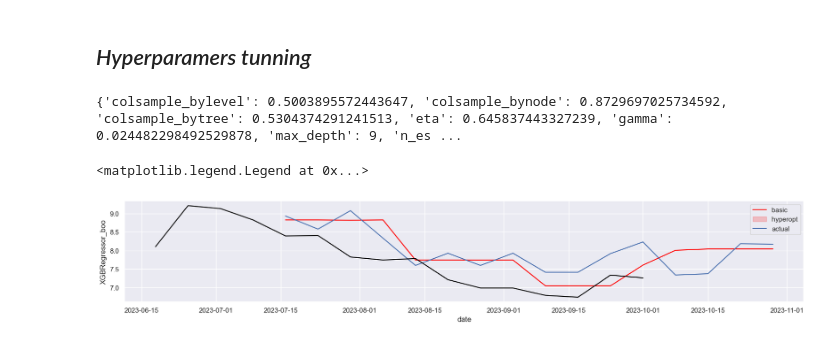
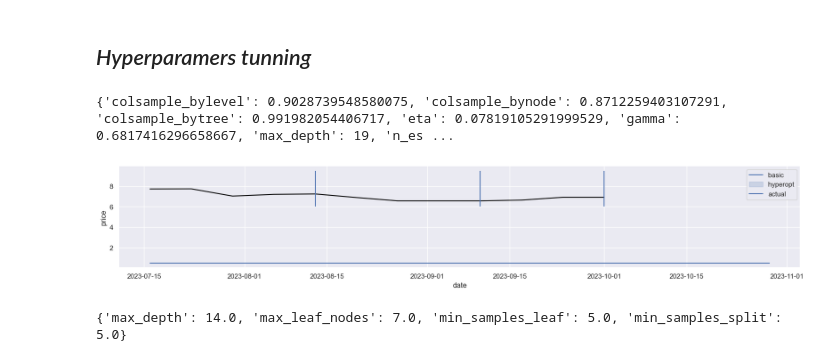
Before and after one commit to omar-ammar0/Intern_Final_Project, a Jupyter notebook: notebooks/Data_Cleaning/Data_Modelling.ipynb, the cells around one changed output. Cells and saved outputs as stored; diff of their text form; code cells hidden in the pictures.

```diff
--- a/notebooks/Data_Cleaning/Data_Modelling.ipynb
+++ b/notebooks/Data_Cleaning/Data_Modelling.ipynb
@@ -197,17 +197,18 @@ ax.vlines(x=["2023-07-16","2023-08-13","2023-09-10","2023-10-01"],ymax=y_max,ymi
 from hyperopt import fmin,tpe,STATUS_OK,Trials,hp
 # %%
 space = {
-    'max_depth': hp.choice("max_depth", np.arange(1,20,1)),
+    'max_depth': hp.choice("max_depth", np.arange(1,100,1)),
     'eta'      : hp.uniform("eta", 0, 1),
     'gamma'    : hp.uniform("gamma", 0, 1),
-    'colsample_bytree': hp.uniform("colsample_bytree", 0.5,1),
-    'colsample_bynode': hp.uniform("colsample_bynode", 0.5,1),
-    'colsample_bylevel': hp.uniform("colsample_bylevel", 0.5,1),
-    'n_estimators': hp.choice("n_estimators", np.arange(100,1000,10)),
+    'colsample_bytree': hp.uniform("colsample_bytree", 0.7,1),
+    'colsample_bynode': hp.uniform("colsample_bynode", 0.7,1),
+    'colsample_bylevel': hp.uniform("colsample_bylevel", 0.7,1),
+    'n_estimators': hp.choice("n_estimators", np.arange(50,100,10)),
     'seed' : 44 }
 # %%
 def objective(space):
-   test_data=df_red[-20:]
+   tscv = TimeSeriesSplit(n_splits=4,max_train_size=16,test_size=4,gap=0)
+   test_data=df_green[-20:]
    time_series_data = test_data.values
    for train_index, test_index in tscv.split(time_series_data):
                                   X_train, y_train = time_series_data[train_index, 1:], time_series_data[train_index, 0]
@@ -235,36 +236,40 @@ def objective(space):
 best = fmin(fn=objective, space=space, algo=tpe.suggest, max_evals=100)
 print(best)
 # %% [output]
-{'colsample_bylevel': 0.5003895572443647, 'colsample_bynode': 0.8729697025734592, 'colsample_bytree': 0.5304374291241513, 'eta': 0.645837443327239, 'gamma': 0.024482298492529878, 'max_depth': 9, 'n_es ...
+{'colsample_bylevel': 0.9028739548580075, 'colsample_bynode': 0.8712259403107291, 'colsample_bytree': 0.991982054406717, 'eta': 0.07819105291999529, 'gamma': 0.6817416296658667, 'max_depth': 19, 'n_es ...
 # %%
+tscv = TimeSeriesSplit(n_splits=4,max_train_size=16,test_size=4,gap=0)
 y_pred_results=[]
-test_data=df_red[-20:]
+test_data=df_green[-20:]
 time_series_data = test_data.values
 for train_index, test_index in tscv.split(time_series_data):
                 X_train, y_train = time_series_data[train_index, 1:], time_series_data[train_index, 0]
                 X_test, y_test = time_series_data[test_index, 1:], time_series_data[test_index, 0]
 
                 RF_Hyop=XGBRegressor(max_depth=int(best['max_depth']),
-                                                           eta=float(best['eta']),
-                                                           gamma=float(best['gamma']),
-                                                           colsample_bytree=float(best['colsample_bytree']),
-                                                           colsample_bynode=float(best['colsample_bynode']),
-                                                           colsample_bylevel=float(best['colsample_bylevel']),
-                                                           n_estimators=int(best['n_estimators'])).fit(X_train,y_train)
+                                     eta=float(best['eta']),
+                                     gamma=float(best['gamma']),
+                                     colsample_bytree=float(best['colsample_bytree']),
+                                     colsample_bynode=float(best['colsample_bynode']),
+                                     colsample_bylevel=float(best['colsample_bylevel']),
+                                     n_estimators=int(best['n_estimators'])).fit(X_train,y_train)
 
                 y_pred = RF_Hyop.predict(X_test)
                 y_pred_results.append(y_pred)
                 outcome=pd.DataFrame(pd.DataFrame(y_pred_results[0:4]).stack().reset_index(drop=True))
                 new_date_index=pd.date_range(start="2023-07-16",end="2023-10-29",freq="W")
                 new_date_index=pd.DataFrame({"date":new_date_index})
                 outcome_all=pd.concat([outcome,new_date_index],axis=1).set_index("date")
 
 
 fig, ax = plt.subplots(figsize = (20,3));
-sns.lineplot(df_red_outcomes[0]['XGBRegressor_boo'],legend=True,color="red");
+y_min = 6
+y_max = 9.5
+#sns.lineplot(df_red_outcomes[0]['XGBRegressor_boo'],legend=True,color="red");
 sns.lineplot(outcome_all,legend=True,color="blue");
-sns.lineplot(df_red['price'][-20:-4],legend=True,color="black");
+sns.lineplot(df_green['price'][-16:-4],legend=True,color="black");
 plt.legend(["basic","hyperopt","actual"])
+ax.vlines(x=["2023-08-13","2023-09-10","2023-10-01"],ymax=y_max,ymin=y_min)
+fig.show()
 # %% [output]
-<matplotlib.legend.Legend at 0x...>
-[figure, old version]
+[figure, new version]
@@ -270,0 +283,28 @@ plt.legend(["basic","hyperopt","actual"])
+# %%
+def objective(space):
+   test_data=df_green[-20:]
+   time_series_data = test_data.values
+   for train_index, test_index in tscv.split(time_series_data):
+                                  X_train, y_train = time_series_data[train_index, 1:], time_series_data[train_index, 0]
+                                  X_test, y_test = time_series_data[test_index, 1:], time_series_data[test_index, 0]
+
+                                  model_opt = DecisionTreeRegressor(max_depth=int(space['max_depth']),
+                                                                 min_samples_split=int(space['min_samples_split']),
+                                                                 min_samples_leaf=int(space['min_samples_leaf']),
+                                                                 max_leaf_nodes=int(space['max_leaf_nodes'])
+                                                                 )
+
+                                  model_opt.fit(X_train,y_train)
+                                  mae_scores =[]
+                                  mae=mean_absolute_error(y_test,model_opt.predict(X_test))
+                                  mae_scores.append(mae)
+                                  mean_mae=np.mean(mae_scores)
+                                  return {
+                                          'loss': mean_mae,
+                                          'status': STATUS_OK
+                                          }
+
+best = fmin(fn=objective, space=space, algo=tpe.suggest, max_evals=100)
+print(best)
+# %% [output]
+{'max_depth': 14.0, 'max_leaf_nodes': 7.0, 'min_samples_leaf': 5.0, 'min_samples_split': 5.0}
```
Also changed, not shown: parts of 3 cells of this notebook, 3 other files.
